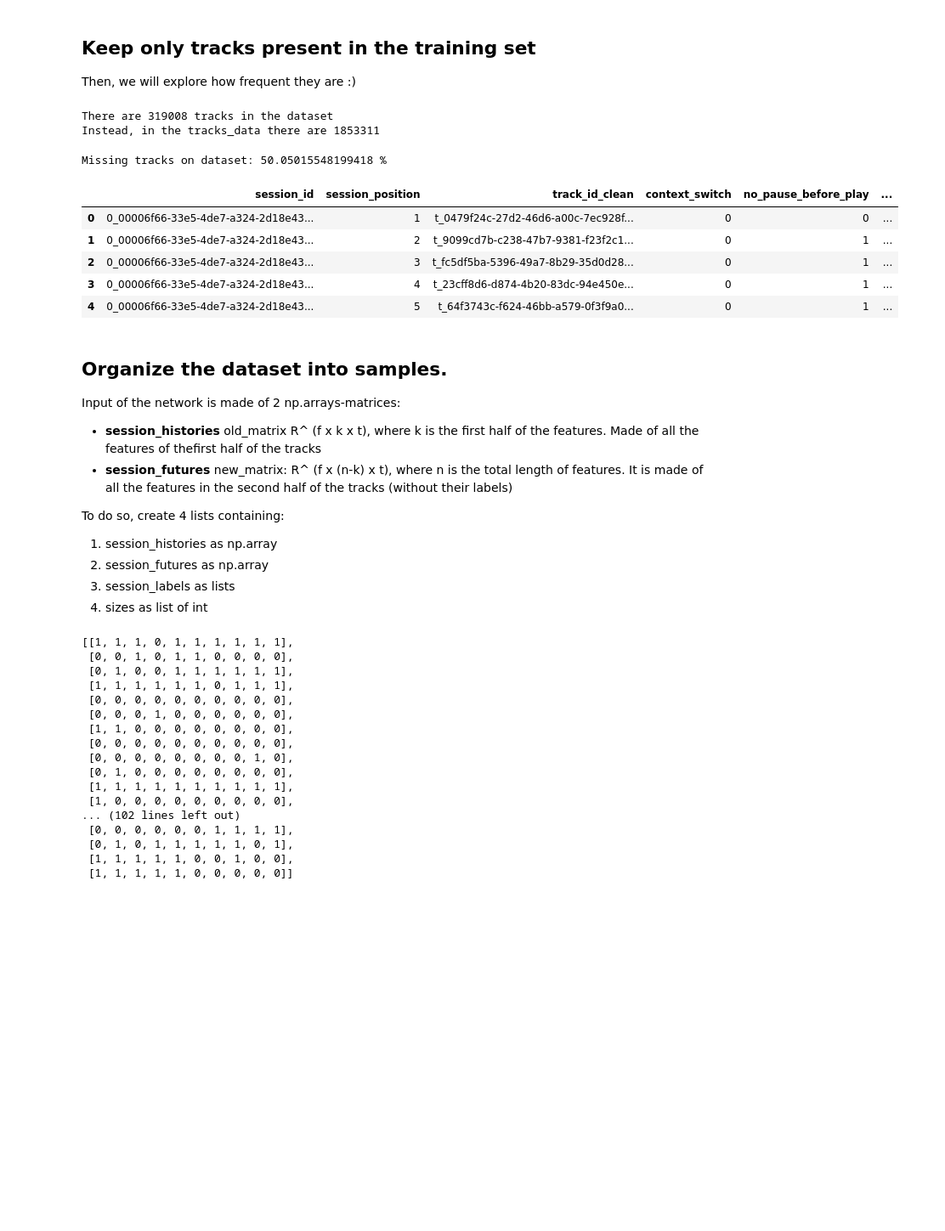
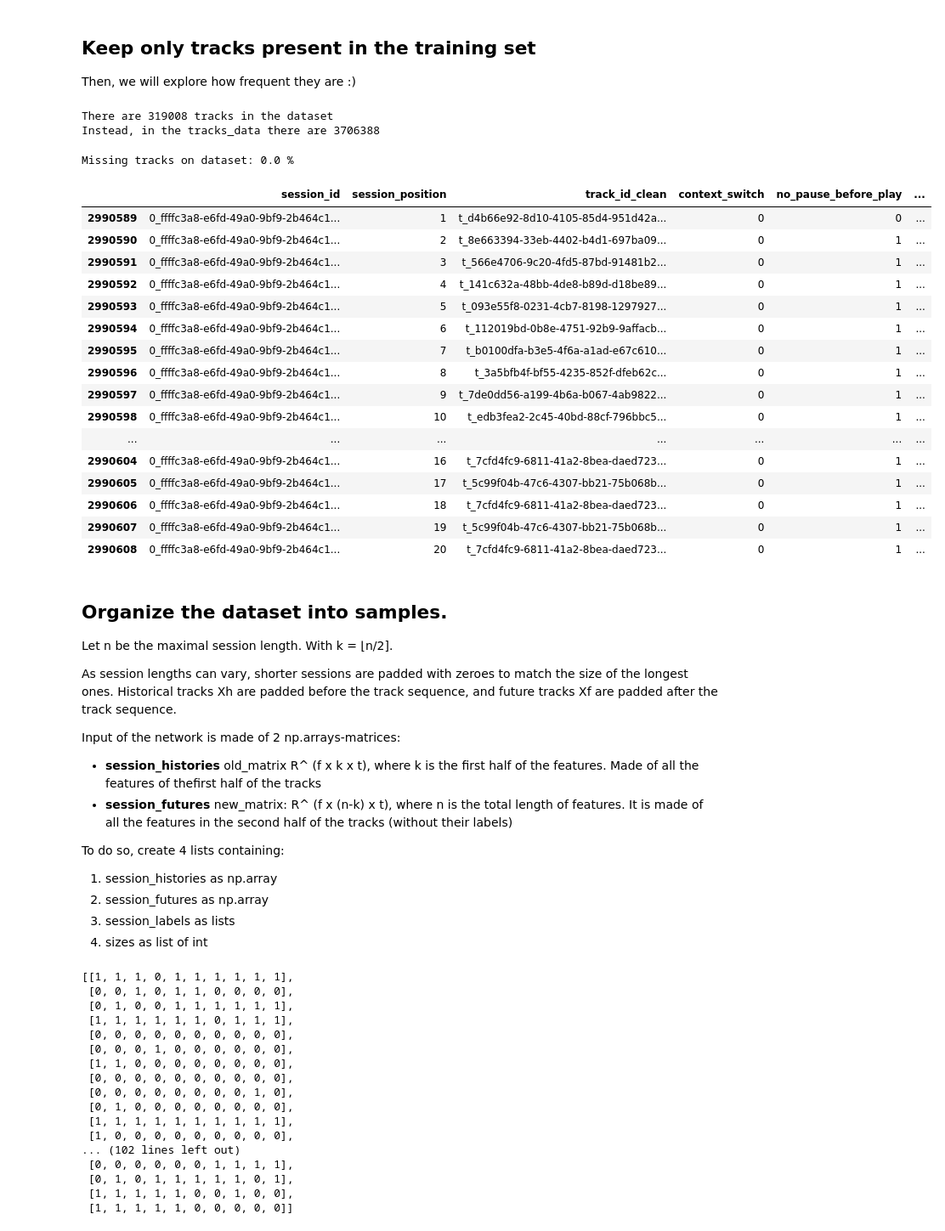
Before and after one commit to danmontesi/ScalableMLDL-KTH, a Jupyter notebook: Project/SpotifySkipPrediction.ipynb, the cells around one changed output. Shown at 85% size. Cells and saved outputs as stored; diff of their text form; code cells hidden in the pictures; blank space fills up the shorter version.

```diff
--- a/Project/SpotifySkipPrediction.ipynb
+++ b/Project/SpotifySkipPrediction.ipynb
@@ -286,6 +293,7 @@ data.hour_of_day.hist()
 for i in tqdm(data.index):
     leng = int(data.at[i, "session_length"])
     hour = int(data.at[i, "hour_of_day"])
+    yr = int(data.at[i, "release_year"])
     if leng < 15:
         data.at[i, "session_length"] = 0
     elif leng >= 15 and leng<20:
@@ -358,8 +410,8 @@ tracks_set = set(tf.track_id)
 print("There are", len(set_tracks_present), "tracks in the dataset \nInstead, in the tracks_data there are", len(tracks_set) )
 # %% [output]
 There are 319008 tracks in the dataset
-Instead, in the tracks_data there are 1853311
+Instead, in the tracks_data there are 3706388
 # %%
 print("Missing tracks on dataset:", len(set(set_tracks_present)-tracks_set)*100/len(set(set_tracks_present)), "%")
 # %% [output]
-Missing tracks on dataset: 50.05015548199418 %
+Missing tracks on dataset: 0.0 %
@@ -369,17 +418,17 @@ data['date'] = pd.to_datetime(data['date'])
+# %%
+#TODO Correct: must output a number
+data['date'] = pd.to_datetime(data['date'])
+data["hist_user_behavior_is_shuffle"] = data['hist_user_behavior_is_shuffle'].astype(np.int64)
+data["premium"] = data['premium'].astype(np.int64)
+data["label"] = data['label'].astype(np.int64)
+data[""] = data[''].astype(np.int64)
+data[""] = data[''].astype(np.int64)
+data[""] = data[''].astype(np.int64)
 # %%
 # Sorting by session & position of track in session
-data.sort_values(['session_id','session_position', "date"], inplace = True)
+data.sort_values(['session_id','session_position', "date", "hour_of_day"], inplace = True)
 # %%
 tf["track_id_clean"] = tf["track_id"]
 tf.drop("track_id", axis=1, inplace=True)
 # %%
 dataset = data.merge(tf, on = 'track_id_clean', how = 'left')
-# %%
-dataset.head()
-# %% [output]
-|  | session_id | session_position | track_id_clean | context_switch | no_pause_before_play | ... |
-| 0 | 0_00006f66-33e5-4de7-a324-2d18e43... | 1 | t_0479f24c-27d2-46d6-a00c-7ec928f... | 0 | 0 | ... |
-| 1 | 0_00006f66-33e5-4de7-a324-2d18e43... | 2 | t_9099cd7b-c238-47b7-9381-f23f2c1... | 0 | 1 | ... |
-| 2 | 0_00006f66-33e5-4de7-a324-2d18e43... | 3 | t_fc5df5ba-5396-49a7-8b29-35d0d28... | 0 | 1 | ... |
-| 3 | 0_00006f66-33e5-4de7-a324-2d18e43... | 4 | t_23cff8d6-d874-4b20-83dc-94e450e... | 0 | 1 | ... |
-| 4 | 0_00006f66-33e5-4de7-a324-2d18e43... | 5 | t_64f3743c-f624-46bb-a579-0f3f9a0... | 0 | 1 | ... |
@@ -388,5 +435,29 @@ dataset.head()
+# %%
+dataset.tail(20)
+# %% [output]
+|  | session_id | session_position | track_id_clean | context_switch | no_pause_before_play | ... |
+| 2990589 | 0_ffffc3a8-e6fd-49a0-9bf9-2b464c1... | 1 | t_d4b66e92-8d10-4105-85d4-951d42a... | 0 | 0 | ... |
+| 2990590 | 0_ffffc3a8-e6fd-49a0-9bf9-2b464c1... | 2 | t_8e663394-33eb-4402-b4d1-697ba09... | 0 | 1 | ... |
+| 2990591 | 0_ffffc3a8-e6fd-49a0-9bf9-2b464c1... | 3 | t_566e4706-9c20-4fd5-87bd-91481b2... | 0 | 1 | ... |
+| 2990592 | 0_ffffc3a8-e6fd-49a0-9bf9-2b464c1... | 4 | t_141c632a-48bb-4de8-b89d-d18be89... | 0 | 1 | ... |
+| 2990593 | 0_ffffc3a8-e6fd-49a0-9bf9-2b464c1... | 5 | t_093e55f8-0231-4cb7-8198-1297927... | 0 | 1 | ... |
+| 2990594 | 0_ffffc3a8-e6fd-49a0-9bf9-2b464c1... | 6 | t_112019bd-0b8e-4751-92b9-9affacb... | 0 | 1 | ... |
+| 2990595 | 0_ffffc3a8-e6fd-49a0-9bf9-2b464c1... | 7 | t_b0100dfa-b3e5-4f6a-a1ad-e67c610... | 0 | 1 | ... |
+| 2990596 | 0_ffffc3a8-e6fd-49a0-9bf9-2b464c1... | 8 | t_3a5bfb4f-bf55-4235-852f-dfeb62c... | 0 | 1 | ... |
+| 2990597 | 0_ffffc3a8-e6fd-49a0-9bf9-2b464c1... | 9 | t_7de0dd56-a199-4b6a-b067-4ab9822... | 0 | 1 | ... |
+| 2990598 | 0_ffffc3a8-e6fd-49a0-9bf9-2b464c1... | 10 | t_edb3fea2-2c45-40bd-88cf-796bbc5... | 0 | 1 | ... |
+| ... | ... | ... | ... | ... | ... | ... |
+| 2990604 | 0_ffffc3a8-e6fd-49a0-9bf9-2b464c1... | 16 | t_7cfd4fc9-6811-41a2-8bea-daed723... | 0 | 1 | ... |
+| 2990605 | 0_ffffc3a8-e6fd-49a0-9bf9-2b464c1... | 17 | t_5c99f04b-47c6-4307-bb21-75b068b... | 0 | 1 | ... |
+| 2990606 | 0_ffffc3a8-e6fd-49a0-9bf9-2b464c1... | 18 | t_7cfd4fc9-6811-41a2-8bea-daed723... | 0 | 1 | ... |
+| 2990607 | 0_ffffc3a8-e6fd-49a0-9bf9-2b464c1... | 19 | t_5c99f04b-47c6-4307-bb21-75b068b... | 0 | 1 | ... |
+| 2990608 | 0_ffffc3a8-e6fd-49a0-9bf9-2b464c1... | 20 | t_7cfd4fc9-6811-41a2-8bea-daed723... | 0 | 1 | ... |
 # %% [markdown]
 ## Organize the dataset into samples.
+
+Let n be the maximal session length. With k = ⌊n/2].
+
+As session lengths can vary, shorter sessions are padded with zeroes to match the size of the longest ones. Historical tracks Xh are padded before the track sequence, and future tracks Xf are padded after the track sequence.
 
 Input of the network is made of 2 np.arrays-matrices:
 - **session_histories** old_matrix R^ (f x k x t), where k is the first half of the features. Made of all the features of thefirst half of the tracks
```
Also changed, not shown: parts of 16 cells of this notebook.
